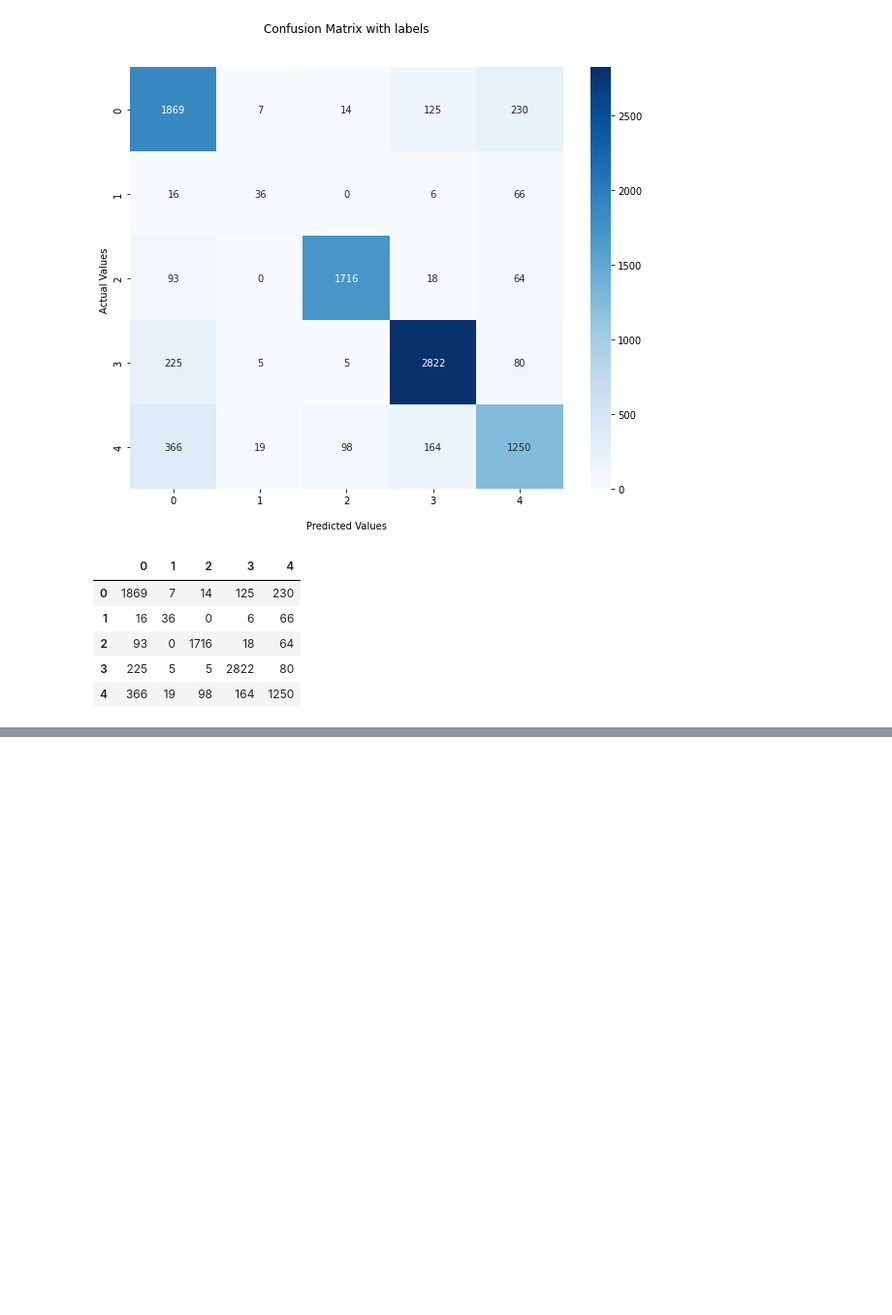
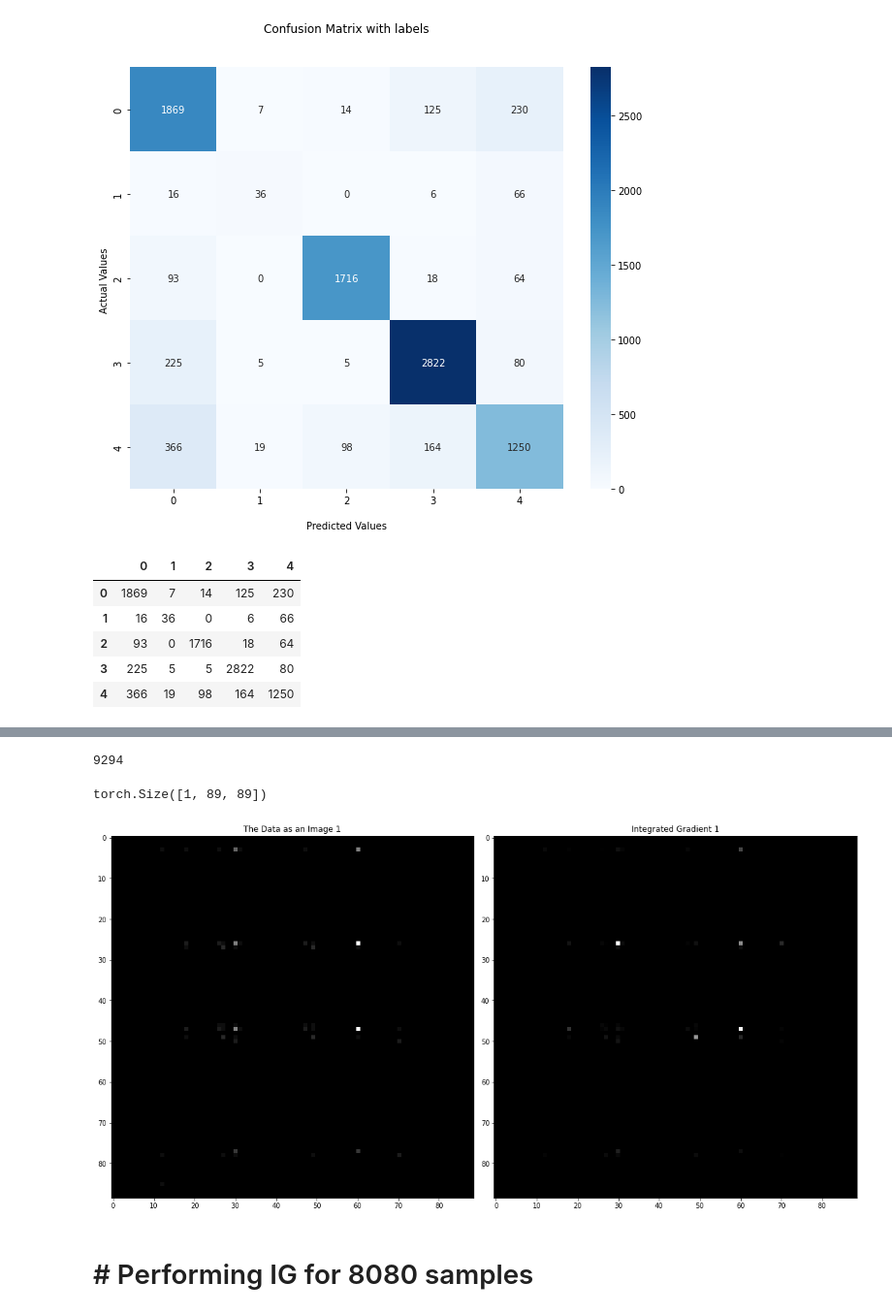
Before and after one commit to SisonkeBiotik-Africa/MeSH2Matrix, a Jupyter notebook: models/ConvNets/5_CNN_MeSH_Model.ipynb, the cells around one changed output, grey strips where cells are left out. Shown: that part at 97% size. Drawn from its saved outputs; the diff is of its cells as text; code cells hidden in the pictures; blank space fills up the shorter version.

```diff
--- a/models/ConvNets/5_CNN_MeSH_Model.ipynb
+++ b/models/ConvNets/5_CNN_MeSH_Model.ipynb
@@ -305,0 +338,4 @@ data.to_csv('/content/drive/MyDrive/Colab Notebooks/mesh2matrix/MeSH2Matrix/outp
+# %%
+len(test_dataset)
+# %% [output]
+9294
@@ -305,0 +350,52 @@ data.to_csv('/content/drive/MyDrive/Colab Notebooks/mesh2matrix/MeSH2Matrix/outp
+# %%
+x.shape
+# %% [output]
+torch.Size([1, 89, 89])
+# %%
+# Read images
+input_image_x = x
+input_image_blank = Image.new("L", (89,89))
+
+input_image_blank = transforms.ToTensor()(input_image_blank)
+
+# Preprocess inputs
+input_tensor_x = torch.from_numpy(input_image_x)
+batch_x = input_tensor_x.unsqueeze(0)
+
+input_tensor_blank = input_image_blank
+batch_blank = input_tensor_blank.unsqueeze(0)
+
+batch_x = move_to_device(batch_x)
+batch_blank = move_to_device(batch_blank)
+
+# Integrated gradient computation
+integrated_gradients = compute_integrated_gradient(batch_x.float(), batch_blank.float(), model, y_idx)
+
+resized_batch_x = torch.from_numpy(input_image_x)
+
+
+# Change to channel last
+integrated_gradients = integrated_gradients.permute(0, 1, 2)
+batch_x =batch_x.permute(0, 1, 2)
+resized_batch_x = resized_batch_x.permute(0, 1, 2)
+
+# Squeeze + move to cpu
+
+np_integrated_gradients = integrated_gradients[0, :, :].cpu().data.numpy()
+
+resized_x = resized_batch_x[0, :, :].cpu().data.numpy()
+
+np_integrated_gradients = np.fabs(np_integrated_gradients)
+
+# normalize amplitudes
+
+np_integrated_gradients = np_integrated_gradients / np.max(np_integrated_gradients)
+# %%
+# Overlay integrated gradient with image
+images = [resized_x, np_integrated_gradients]
+titles = ["The Data as an Image 1", "Integrated Gradient 1"]
+plot_images(images, titles, "1" + "cat.png".split("/")[-1])
+# %% [output]
+[figure, added]
+# %% [markdown]
+# # Performing IG for 8080 samples
```
Also changed, not shown: parts of 11 cells of this notebook, 1 other file.
